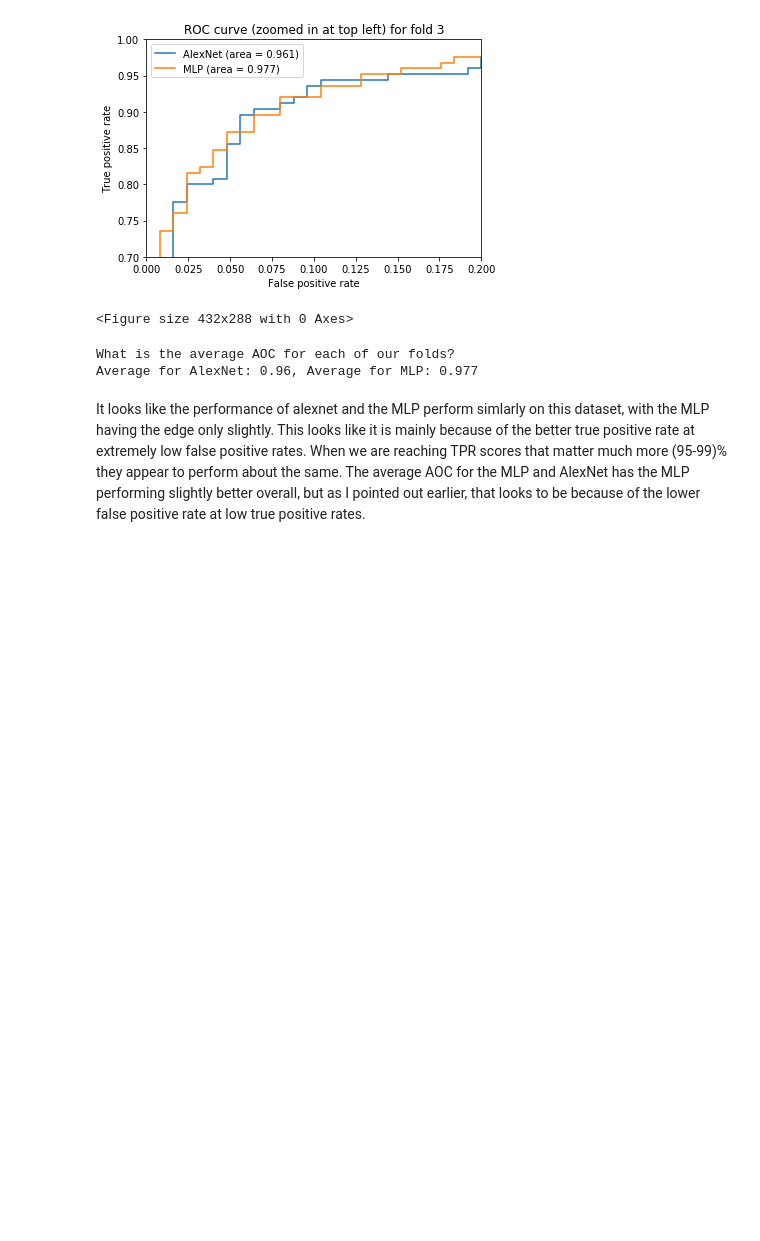
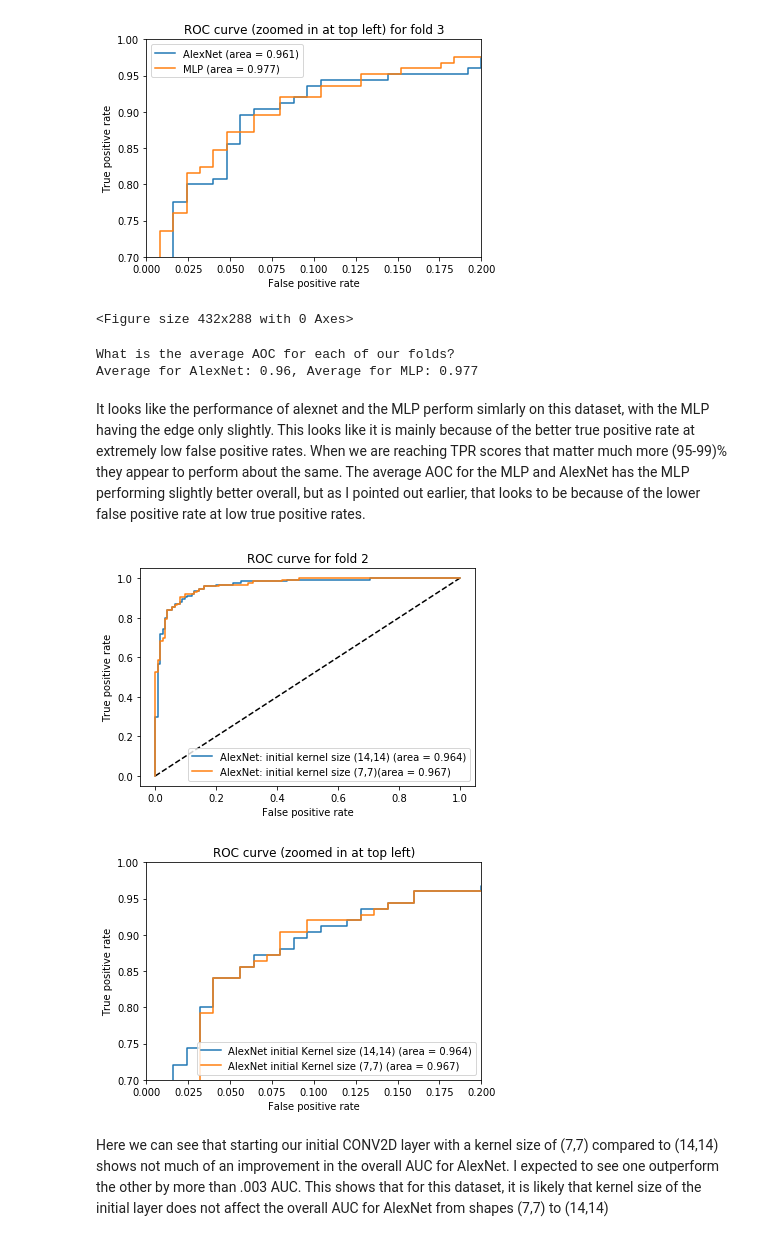
Before and after one commit to Hd0702/CSE5324, a Jupyter notebook: A6/Lab6.ipynb, the cells around one changed output. Drawn from its saved outputs; the diff is of its cells as text; code cells hidden in the pictures; blank space fills up the shorter version.

```diff
--- a/A6/Lab6.ipynb
+++ b/A6/Lab6.ipynb
@@ -268,6 +250,7 @@ fprs = []
 tprs = []
 aucs = []
 thresholds = []
+model = get_model(7)
 #datagen.fit(X_train)
 print(folds)
 for k, (train, test) in enumerate(folds):
@@ -411,5 +406,40 @@ with open('aucs.pickle', 'rb') as handle:
     aucs = (pickle.load(handle))
 with open('recalls.pickle', 'rb') as handle:
     recalls = (pickle.load(handle))
-with open('val_recalls.pickle', 'rb') as handle:
-    val_recalls = (pickle.load(handle))
+with open('sev_fprs.pickle', 'rb') as handle:
+    sev_fprs = (pickle.load(handle))
+with open('sev_tprs.pickle', 'rb') as handle:
+    sev_tprs = (pickle.load(handle))
+with open('sev_aucs.pickle', 'rb') as handle:
+    sev_aucs = (pickle.load(handle))
+with open('sev_recalls.pickle', 'rb') as handle:
+    sev_recalls = (pickle.load(handle))
+with open('sev_val_recalls.pickle', 'rb') as handle:
+    sev_val_recalls = (pickle.load(handle))
+# %%
+#Lets compare our sev recall values with our 14 recall values
+plt.plot([0, 1], [0, 1], 'k--')
+plt.figure(1)
+plt.plot(fprs[0], tprs[0], label='AlexNet: initial kernel size (14,14) (area = {:.3f})'.format(aucs[0]))
+plt.plot(sev_fprs[0], sev_tprs[0], label='AlexNet: initial kernel size (7,7)(area = {:.3f})'.format(sev_aucs[0], index))
+plt.xlabel('False positive rate')
+plt.ylabel('True positive rate')
+plt.title('ROC curve for fold {}'.format(index+1))
+plt.legend(loc='best')
+plt.show()
+plt.figure(2)
+plt.xlim(0, 0.2)
+plt.ylim(0.7, 1)
+plt.plot([0, 1], [0, 1], 'k--')
+plt.plot(fprs[0], tprs[0], label='AlexNet initial Kernel size (14,14) (area = {:.3f})'.format(aucs[0]))
+plt.plot(sev_fprs[0], sev_tprs[0], label='AlexNet initial Kernel size (7,7) (area = {:.3f})'.format(sev_aucs[0]))
+plt.xlabel('False positive rate')
+plt.ylabel('True positive rate')
+plt.title('ROC curve (zoomed in at top left)')
+plt.legend(loc='best')
+plt.show()
+# %% [output]
+[figure, added]
+[figure, added]
+# %% [markdown]
+Here we can see that starting our initial CONV2D layer with a kernel size of (7,7) compared to (14,14) shows not much of an improvement in the overall AUC for AlexNet. I expected to see one outperform the other by more than .003 AUC. This shows that for this dataset, it is likely that kernel size of the initial layer does not affect the overall AUC for AlexNet from shapes (7,7) to (14,14)
```
Also changed, not shown: parts of 3 cells of this notebook, 5 other files.
